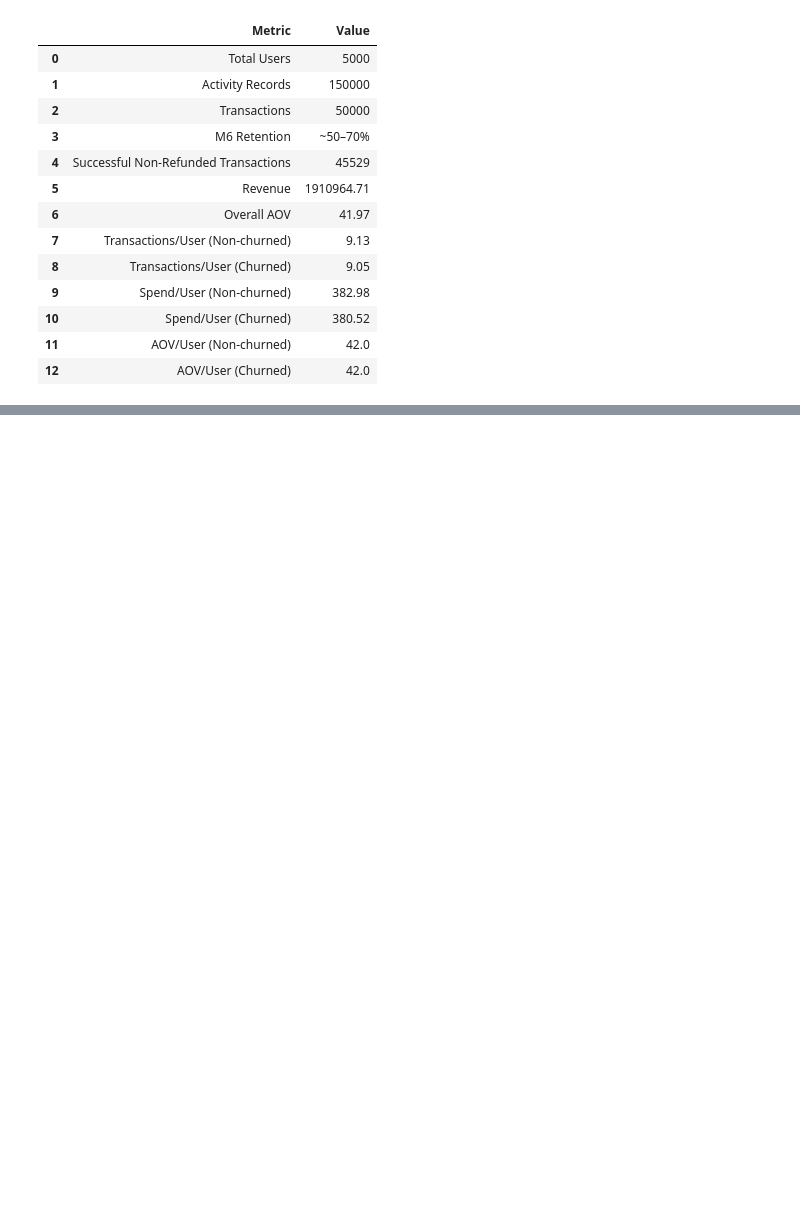
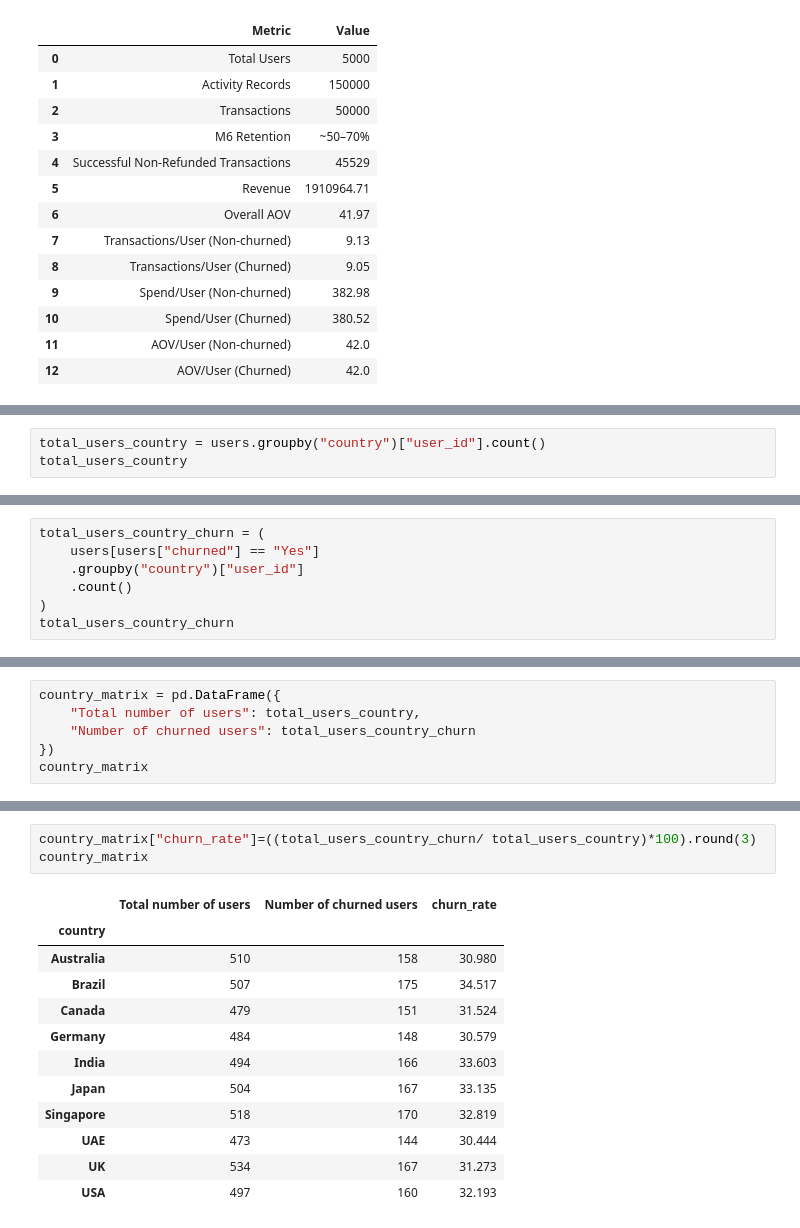
Before and after one commit to PriyaKotera16/User-Retention-Cohort-Analysis, a Jupyter notebook: User_Retention_Cohort_Analysis.ipynb, the cells around one changed output, grey strips where cells are left out. Saved outputs shown, nothing was run; the diff lists cells and outputs as text; blank space fills up the shorter version.

```diff
--- a/User_Retention_Cohort_Analysis.ipynb
+++ b/User_Retention_Cohort_Analysis.ipynb
@@ -886,0 +1249,3 @@ metrics_matrix
+# %%
+total_users_country = users.groupby("country")["user_id"].count()
+total_users_country
@@ -886,0 +1265,7 @@ metrics_matrix
+# %%
+total_users_country_churn = (
+    users[users["churned"] == "Yes"]
+    .groupby("country")["user_id"]
+    .count()
+)
+total_users_country_churn
@@ -886,0 +1285,6 @@ metrics_matrix
+# %%
+country_matrix = pd.DataFrame({
+    "Total number of users": total_users_country,
+    "Number of churned users": total_users_country_churn
+})
+country_matrix
@@ -886,0 +1304,16 @@ metrics_matrix
+# %%
+country_matrix["churn_rate"]=((total_users_country_churn/ total_users_country)*100).round(3)
+country_matrix
+# %% [output]
+|  | Total number of users | Number of churned users | churn_rate |
+| country |  |  |  |
+| Australia | 510 | 158 | 30.980 |
+| Brazil | 507 | 175 | 34.517 |
+| Canada | 479 | 151 | 31.524 |
+| Germany | 484 | 148 | 30.579 |
+| India | 494 | 166 | 33.603 |
+| Japan | 504 | 167 | 33.135 |
+| Singapore | 518 | 170 | 32.819 |
+| UAE | 473 | 144 | 30.444 |
+| UK | 534 | 167 | 31.273 |
+| USA | 497 | 160 | 32.193 |
```
Also changed, not shown: parts of 40 cells of this notebook.
